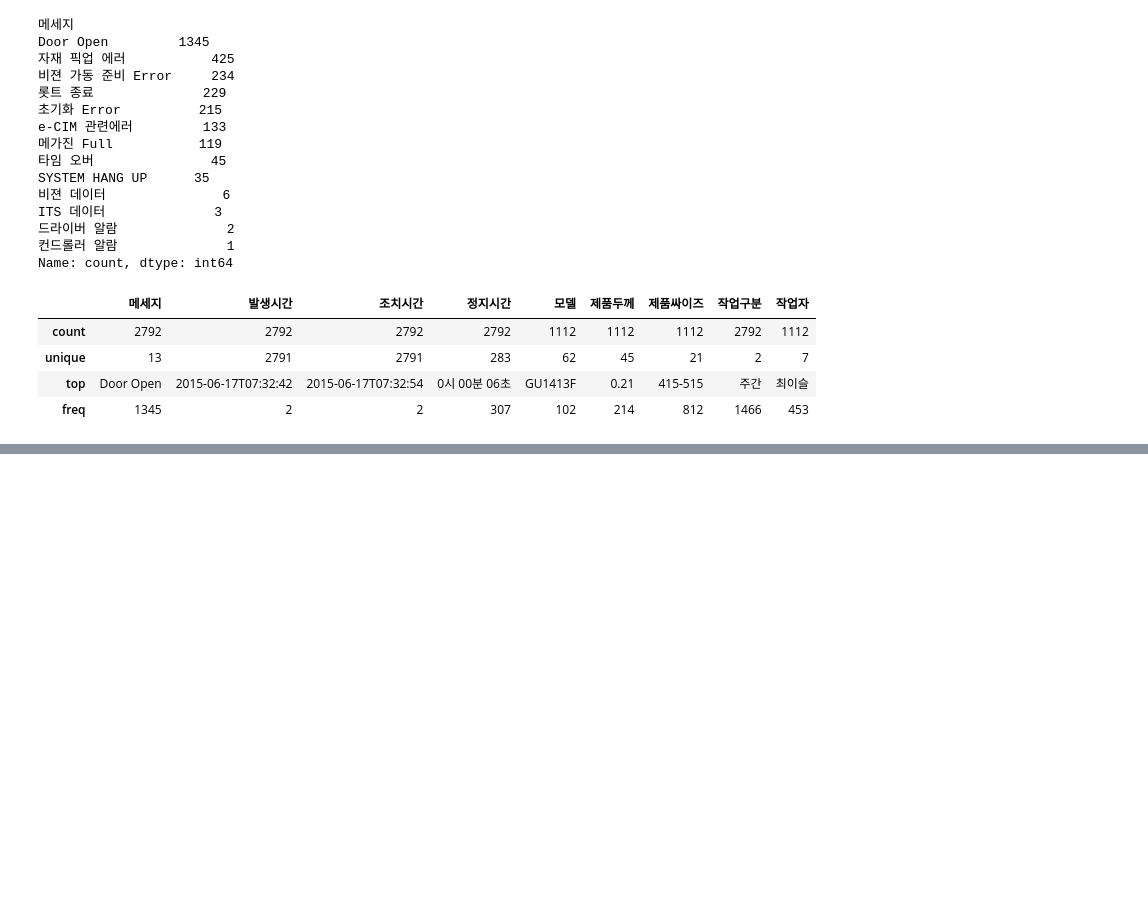
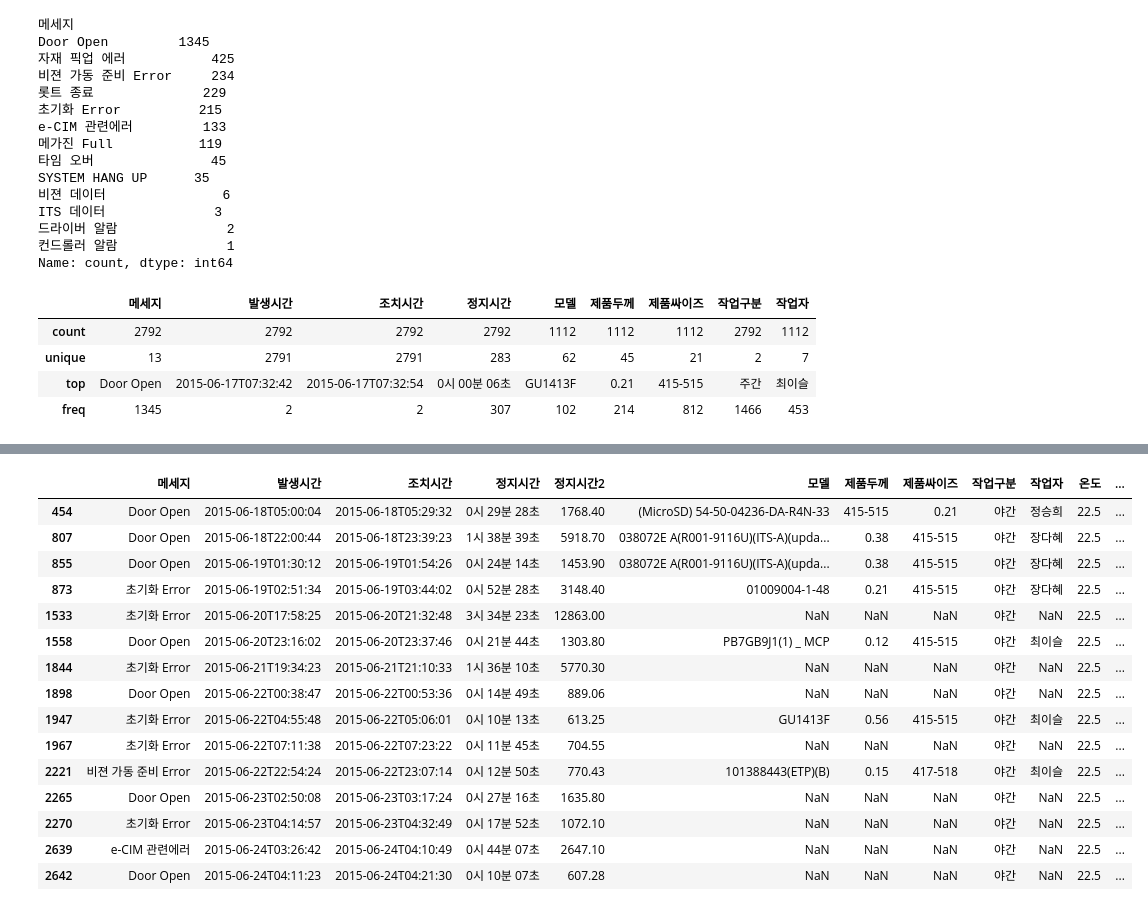
Before and after one commit to ksnsmile/Manufacturing_data_practice-, a Jupyter notebook: code/공정데이터 분석연습.ipynb, the cells around one changed output, grey strips where cells are left out. Drawn from its saved outputs; the diff is of its cells as text; code cells hidden in the pictures; blank space fills up the shorter version.

```diff
--- a/code/공정데이터 분석연습.ipynb
+++ b/code/공정데이터 분석연습.ipynb
@@ -83,0 +161,24 @@ code mode : 파이선코드나 markdown 입력
+# %%
+# 두 조건을 만족 시키는 데이터 추출
+
+cond1=df1["정지시간2"] >= 600
+cond2=df1["작업구분"] == "야간"
+
+df1.loc[cond1 & cond2]
+# %% [output]
+|  | 메세지 | 발생시간 | 조치시간 | 정지시간 | 정지시간2 | 모델 | 제품두께 | 제품싸이즈 | 작업구분 | 작업자 | 온도 | ... |
+| 454 | Door Open | 2015-06-18T05:00:04 | 2015-06-18T05:29:32 | 0시 29분 28초 | 1768.40 | (MicroSD) 54-50-04236-DA-R4N-33 | 415-515 | 0.21 | 야간 | 정승희 | 22.5 | ... |
+| 807 | Door Open | 2015-06-18T22:00:44 | 2015-06-18T23:39:23 | 1시 38분 39초 | 5918.70 | 038072E A(R001-9116U)(ITS-A)(upda... | 0.38 | 415-515 | 야간 | 장다혜 | 22.5 | ... |
+| 855 | Door Open | 2015-06-19T01:30:12 | 2015-06-19T01:54:26 | 0시 24분 14초 | 1453.90 | 038072E A(R001-9116U)(ITS-A)(upda... | 0.38 | 415-515 | 야간 | 장다혜 | 22.5 | ... |
+| 873 | 초기화 Error | 2015-06-19T02:51:34 | 2015-06-19T03:44:02 | 0시 52분 28초 | 3148.40 | 01009004-1-48 | 0.21 | 415-515 | 야간 | 장다혜 | 22.5 | ... |
+| 1533 | 초기화 Error | 2015-06-20T17:58:25 | 2015-06-20T21:32:48 | 3시 34분 23초 | 12863.00 | NaN | NaN | NaN | 야간 | NaN | 22.5 | ... |
+| 1558 | Door Open | 2015-06-20T23:16:02 | 2015-06-20T23:37:46 | 0시 21분 44초 | 1303.80 | PB7GB9J1(1) _ MCP | 0.12 | 415-515 | 야간 | 최이슬 | 22.5 | ... |
+| 1844 | 초기화 Error | 2015-06-21T19:34:23 | 2015-06-21T21:10:33 | 1시 36분 10초 | 5770.30 | NaN | NaN | NaN | 야간 | NaN | 22.5 | ... |
+| 1898 | Door Open | 2015-06-22T00:38:47 | 2015-06-22T00:53:36 | 0시 14분 49초 | 889.06 | NaN | NaN | NaN | 야간 | NaN | 22.5 | ... |
+| 1947 | 초기화 Error | 2015-06-22T04:55:48 | 2015-06-22T05:06:01 | 0시 10분 13초 | 613.25 | GU1413F | 0.56 | 415-515 | 야간 | 최이슬 | 22.5 | ... |
+| 1967 | 초기화 Error | 2015-06-22T07:11:38 | 2015-06-22T07:23:22 | 0시 11분 45초 | 704.55 | NaN | NaN | NaN | 야간 | NaN | 22.5 | ... |
+| 2221 | 비젼 가동 준비 Error | 2015-06-22T22:54:24 | 2015-06-22T23:07:14 | 0시 12분 50초 | 770.43 | 101388443(ETP)(B) | 0.15 | 417-518 | 야간 | 최이슬 | 22.5 | ... |
+| 2265 | Door Open | 2015-06-23T02:50:08 | 2015-06-23T03:17:24 | 0시 27분 16초 | 1635.80 | NaN | NaN | NaN | 야간 | NaN | 22.5 | ... |
+| 2270 | 초기화 Error | 2015-06-23T04:14:57 | 2015-06-23T04:32:49 | 0시 17분 52초 | 1072.10 | NaN | NaN | NaN | 야간 | NaN | 22.5 | ... |
+| 2639 | e-CIM 관련에러 | 2015-06-24T03:26:42 | 2015-06-24T04:10:49 | 0시 44분 07초 | 2647.10 | NaN | NaN | NaN | 야간 | NaN | 22.5 | ... |
+| 2642 | Door Open | 2015-06-24T04:11:23 | 2015-06-24T04:21:30 | 0시 10분 07초 | 607.28 | NaN | NaN | NaN | 야간 | NaN | 22.5 | ... |
```
Also changed, not shown: parts of 9 cells of this notebook.
